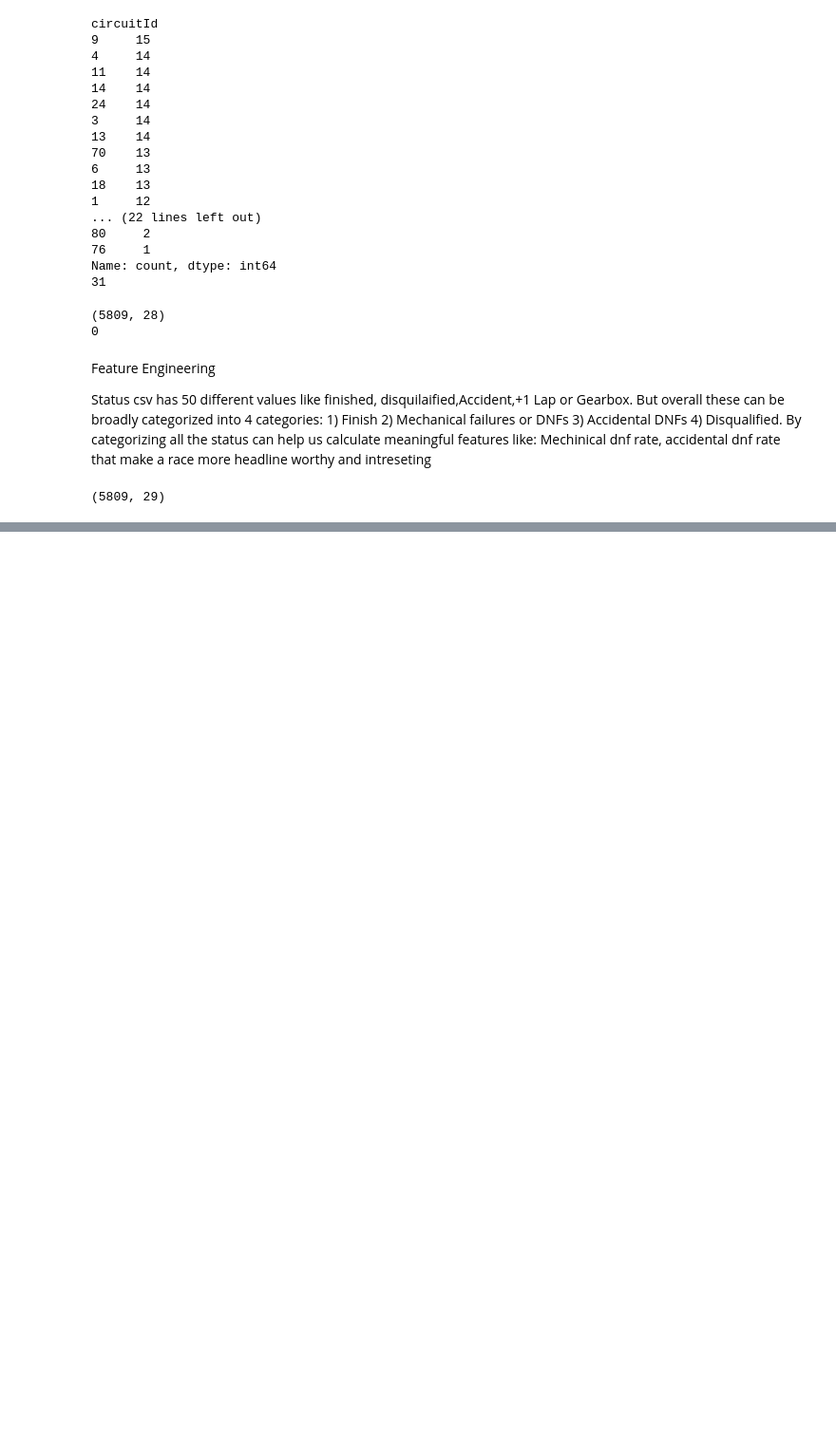
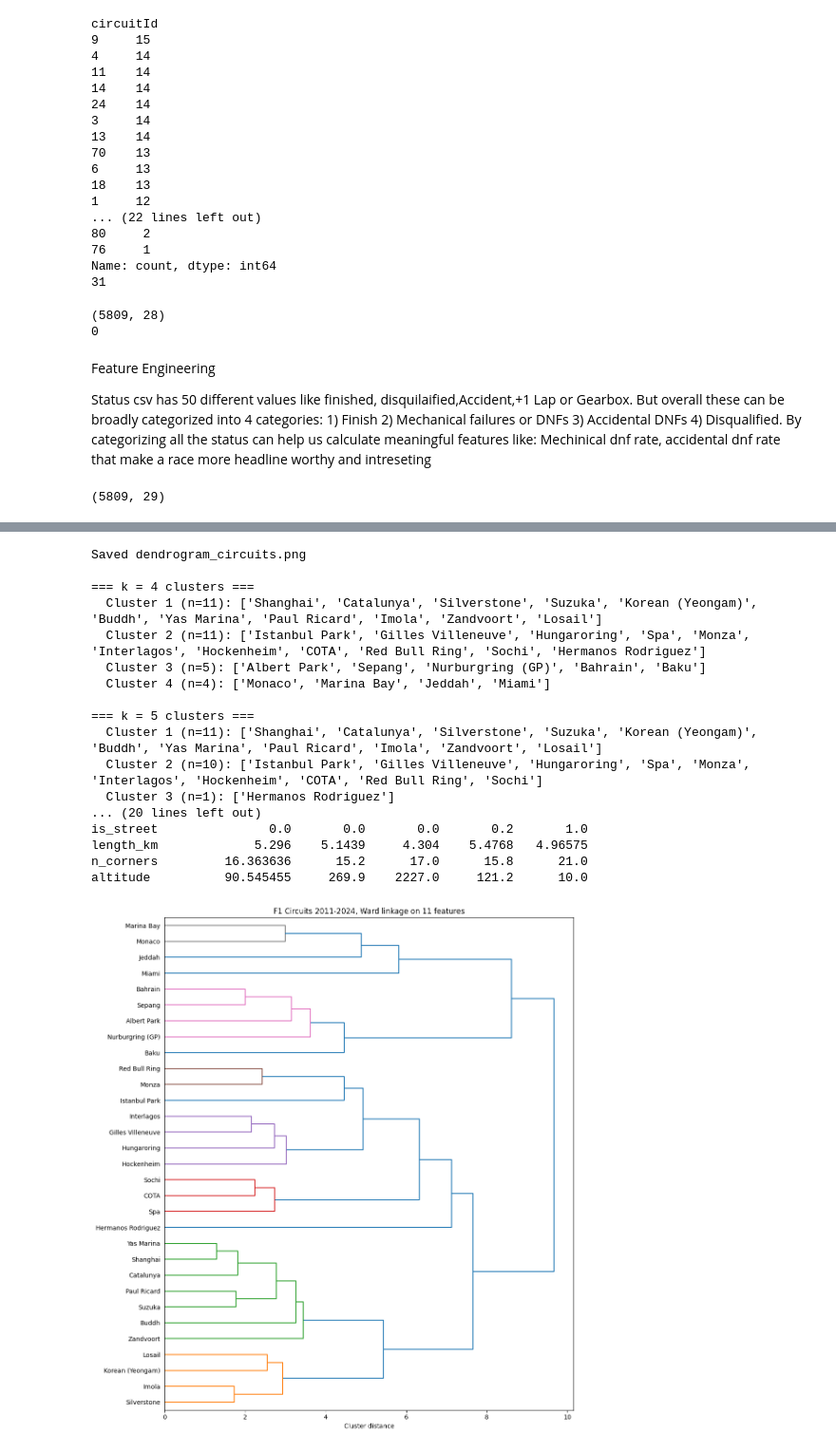
Before and after one commit to utkarshraj11/f1-race-tracks-cluster, a Jupyter notebook: clustering.ipynb, the cells around one changed output, grey strips where cells are left out. Shown at 95% size. Drawn from its saved outputs; the diff is of its cells as text; code cells hidden in the pictures; blank space fills up the shorter version.

Commit message:
First clustering run

```diff
--- a/clustering.ipynb
+++ b/clustering.ipynb
@@ -156,26 +158,26 @@ for circuit_id in unique_circuit_ids:
     label, street, length, corners = manual[circuit_id]
 
     features[circuit_id] = {
-        'dnf_rate': dnf_rate,
+        # 'dnf_rate': dnf_rate, Leaving dnf_rate for now
         'mech_rate': mech_dnf_rate,
         'acc_rate': accident_dnf_rate,
-        'dsq_rate': disquali_rate,
+        # 'dsq_rate': disquali_rate, Near zero values
         'pole_win_rate': pole_win_rate,
         'avg_pos_change': avg_pos_change,
         'std_pos_change': std_pos_change,
-        'avg_grid_drop':avg_grid_drop,
+        # 'avg_grid_drop':avg_grid_drop,
         'big_penalty_rate':big_penalty_rate,
         'label': label,
         'is_street' : street,
         'length_km' : length,
         'n_corners' : corners,
-        'altitude': circuits_df.loc[circuits_df['circuitId'] == circuit_id, 'alt']
+        'altitude': circuits_df.loc[circuits_df['circuitId'] == circuit_id, 'alt'].iloc[0]
 
     }
 # %%
-df = pd.DataFrame(features).T
-df = df.set_index('label')
-print(df.round(3).to_string())
-df.to_csv('circuit_features.csv')
-print(f"\nSaved circuit_features.csv -- shape {df.shape}")
+features_df = pd.DataFrame(features).T
+features_df = features_df.set_index('label')
+print(features_df.round(3).to_string())
+features_df.to_csv('circuit_features.csv')
+print(f"\nSaved circuit_features.csv -- shape {features_df.shape}")
 # %% [output]
@@ -198,0 +201,52 @@ Saved circuit_features.csv -- shape (31, 13)
+# %%
+X = (features_df - features_df.mean()) / features_df.std()
+
+Z = linkage(X.values, method='ward', metric='euclidean')
+
+fig, ax = plt.subplots(figsize=(11, 12))
+dendrogram(
+    Z,
+    labels=list(X.index),
+    orientation='right',
+    leaf_font_size=10,
+    color_threshold=0.45 * max(Z[:, 2]),
+    ax=ax,
+)
+ax.set_title("F1 Circuits 2011-2024, Ward linkage on 11 features")
+ax.set_xlabel("Cluster distance")
+plt.tight_layout()
+plt.savefig('dendrogram_circuits.png', dpi=140, bbox_inches='tight')
+print("\nSaved dendrogram_circuits.png")
+
+# Cut tree at a few k values to inspect
+for k in [4, 5, 6]:
+    labels = fcluster(Z, t=k, criterion='maxclust')
+    print(f"\n=== k = {k} clusters ===")
+    for cl in sorted(set(labels)):
+        names = [n for n, l in zip(X.index, labels) if l == cl]
+        print(f"  Cluster {cl} (n={len(names)}): {names}")
+
+# Print centroids in original space for the chosen k
+print("\n\n=== Centroids in original feature space (k=5) ===")
+labels = fcluster(Z, t=5, criterion='maxclust')
+features_df['cluster'] = labels
+print(features_df.groupby('cluster').mean().round(3).T.to_string())
+# %% [output]
+Saved dendrogram_circuits.png
+
+=== k = 4 clusters ===
+  Cluster 1 (n=11): ['Shanghai', 'Catalunya', 'Silverstone', 'Suzuka', 'Korean (Yeongam)', 'Buddh', 'Yas Marina', 'Paul Ricard', 'Imola', 'Zandvoort', 'Losail']
+  Cluster 2 (n=11): ['Istanbul Park', 'Gilles Villeneuve', 'Hungaroring', 'Spa', 'Monza', 'Interlagos', 'Hockenheim', 'COTA', 'Red Bull Ring', 'Sochi', 'Hermanos Rodriguez']
+  Cluster 3 (n=5): ['Albert Park', 'Sepang', 'Nurburgring (GP)', 'Bahrain', 'Baku']
+  Cluster 4 (n=4): ['Monaco', 'Marina Bay', 'Jeddah', 'Miami']
+
+=== k = 5 clusters ===
+  Cluster 1 (n=11): ['Shanghai', 'Catalunya', 'Silverstone', 'Suzuka', 'Korean (Yeongam)', 'Buddh', 'Yas Marina', 'Paul Ricard', 'Imola', 'Zandvoort', 'Losail']
+  Cluster 2 (n=10): ['Istanbul Park', 'Gilles Villeneuve', 'Hungaroring', 'Spa', 'Monza', 'Interlagos', 'Hockenheim', 'COTA', 'Red Bull Ring', 'Sochi']
+  Cluster 3 (n=1): ['Hermanos Rodriguez']
+... (20 lines left out)
+is_street               0.0       0.0       0.0       0.2       1.0
+length_km             5.296    5.1439     4.304    5.4768   4.96575
+n_corners         16.363636      15.2      17.0      15.8      21.0
+altitude          90.545455     269.9    2227.0     121.2      10.0
+[figure, added]
```
Also changed, not shown: parts of 2 cells of this notebook.
